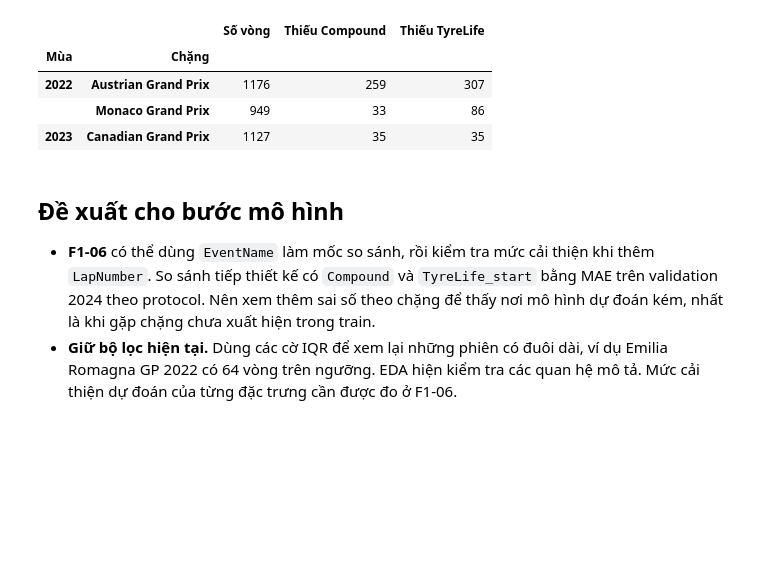
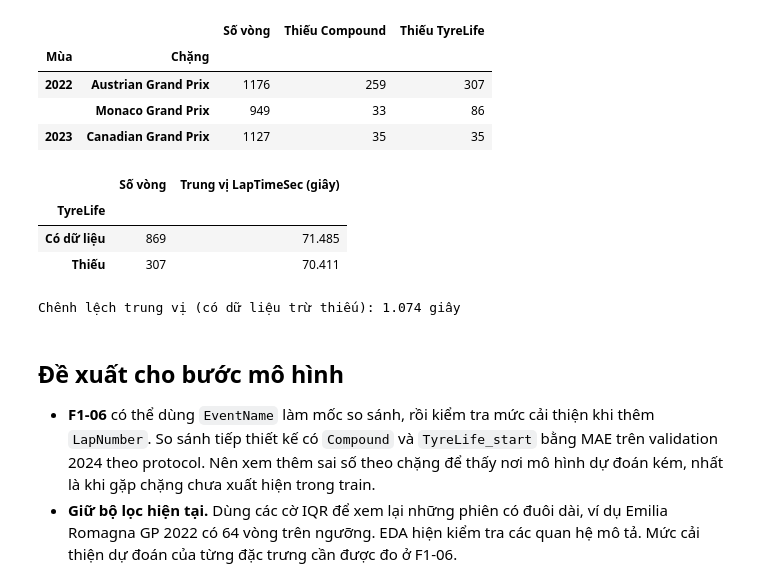
Before and after one commit to Dangkhanh01/f1-laptime-regression, a Jupyter notebook: docs/eda-findings.ipynb, the cells around one changed output. Cells and saved outputs as stored; diff of their text form; code cells hidden in the pictures; blank space fills up the shorter version.

Commit message:
docs: reproduce Austrian GP tyre-life comparison in EDA notebook

```diff
--- a/docs/eda-findings.ipynb
+++ b/docs/eda-findings.ipynb
@@ -162,6 +162,35 @@ display(
 | 2022 | Austrian Grand Prix | 1176 | 259 | 307 |
 |  | Monaco Grand Prix | 949 | 33 | 86 |
 | 2023 | Canadian Grand Prix | 1127 | 35 | 35 |
+# %%
+import json
+
+if str(repo) not in sys.path:
+    sys.path.insert(0, str(repo))
+
+from f1_lap_time.protocol import load_experiment_config
+from scripts.run_eda import load_train
+
+config = load_experiment_config(repo / "configs" / "experiment.json")
+manifest = json.loads((repo / "data" / "manifest.json").read_text(encoding="utf-8"))
+train, _ = load_train(repo, config, manifest)
+austria = train.loc[train["Year"].eq(2022) & train["EventName"].eq("Austrian Grand Prix")]
+target = config["problem_definition"]["target_column"]
+by_missing = austria.groupby(austria["TyreLife"].isna())[target].agg(["size", "median"])
+display(
+    by_missing.rename(
+        index={True: "Thiếu", False: "Có dữ liệu"},
+        columns={"size": "Số vòng", "median": "Trung vị LapTimeSec (giây)"},
+    ).round(3)
+)
+difference = by_missing.loc[False, "median"] - by_missing.loc[True, "median"]
+print(f"Chênh lệch trung vị (có dữ liệu trừ thiếu): {difference:.3f} giây")
+# %% [output]
+|  | Số vòng | Trung vị LapTimeSec (giây) |
+| TyreLife |  |  |
+| Có dữ liệu | 869 | 71.485 |
+| Thiếu | 307 | 70.411 |
+Chênh lệch trung vị (có dữ liệu trừ thiếu): 1.074 giây
 # %% [markdown]
 ## Đề xuất cho bước mô hình
 
```
